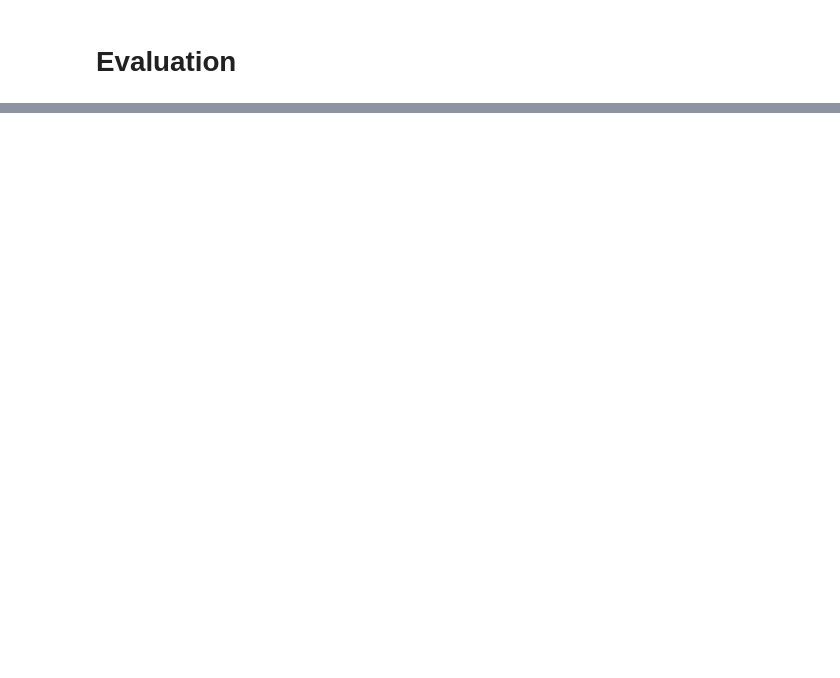
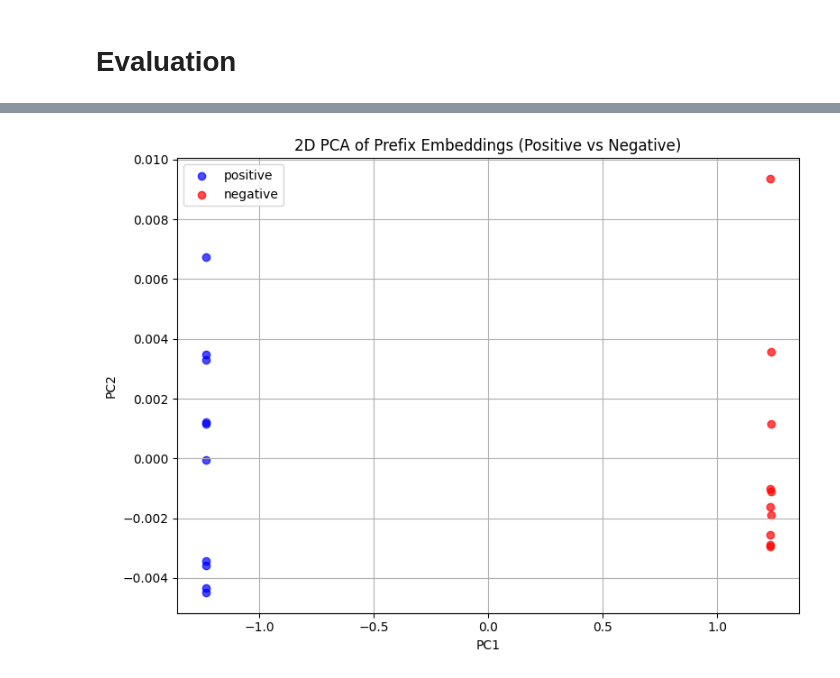
Before and after one commit to edboyarina1/PrefixTuning_Project, a Jupyter notebook: PrefixTuning_Reproduction.ipynb, the cells around one changed output, grey strips where cells are left out. Drawn from its saved outputs; the diff is of its cells as text; code cells hidden in the pictures; blank space fills up the shorter version.

```diff
--- a/PrefixTuning_Reproduction.ipynb
+++ b/PrefixTuning_Reproduction.ipynb
@@ -216,0 +332,31 @@ preds, refs = evaluate_model(model, tokenizer, test_data)
+# %%
+
+# Get prefix embeddings
+with torch.no_grad():
+    prefix_pos = model.prefix_embeddings(torch.tensor([0])).view(model.prefix_len, model.hidden_size).cpu().numpy()
+    prefix_neg = model.prefix_embeddings(torch.tensor([1])).view(model.prefix_len, model.hidden_size).cpu().numpy()
+
+# Combine embeddings and labels
+prefix_all = np.vstack([prefix_pos, prefix_neg])
+labels = ['positive'] * model.prefix_len + ['negative'] * model.prefix_len
+
+# Reduce to 2D using PCA
+pca = PCA(n_components=2)
+prefix_2d = pca.fit_transform(prefix_all)
+
+# Plot
+plt.figure(figsize=(8, 6))
+colors = {'positive': 'blue', 'negative': 'red'}
+for sentiment in ['positive', 'negative']:
+    idxs = [i for i, label in enumerate(labels) if label == sentiment]
+    plt.scatter(prefix_2d[idxs, 0], prefix_2d[idxs, 1], label=sentiment, alpha=0.7, c=colors[sentiment])
+
+plt.title("2D PCA of Prefix Embeddings (Positive vs Negative)")
+plt.xlabel("PC1")
+plt.ylabel("PC2")
+plt.legend()
+plt.grid(True)
+plt.tight_layout()
+plt.show()
+# %% [output]
+[figure, added]
```
Also changed, not shown: parts of 11 cells of this notebook, 1 other file.
